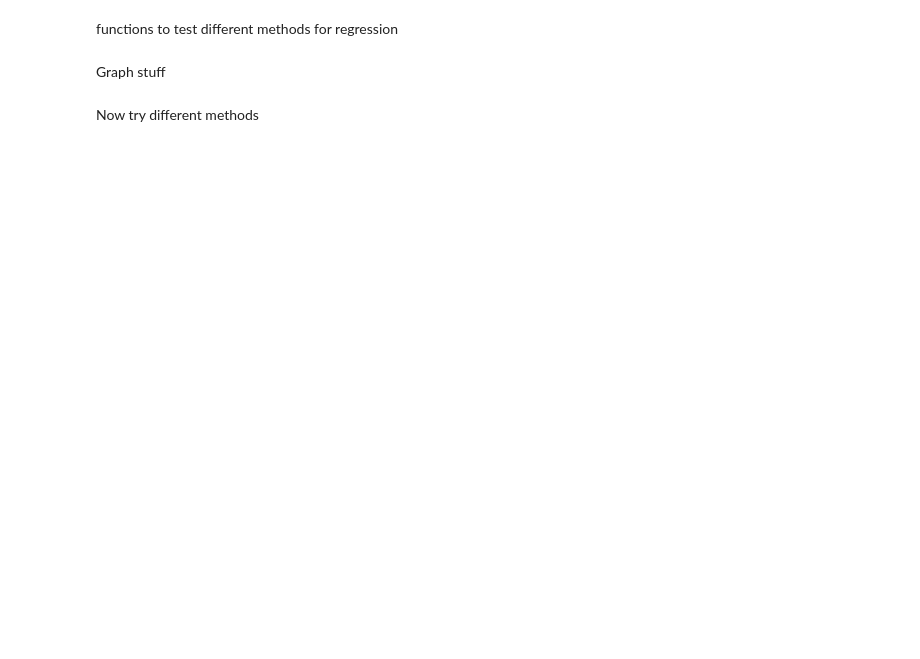
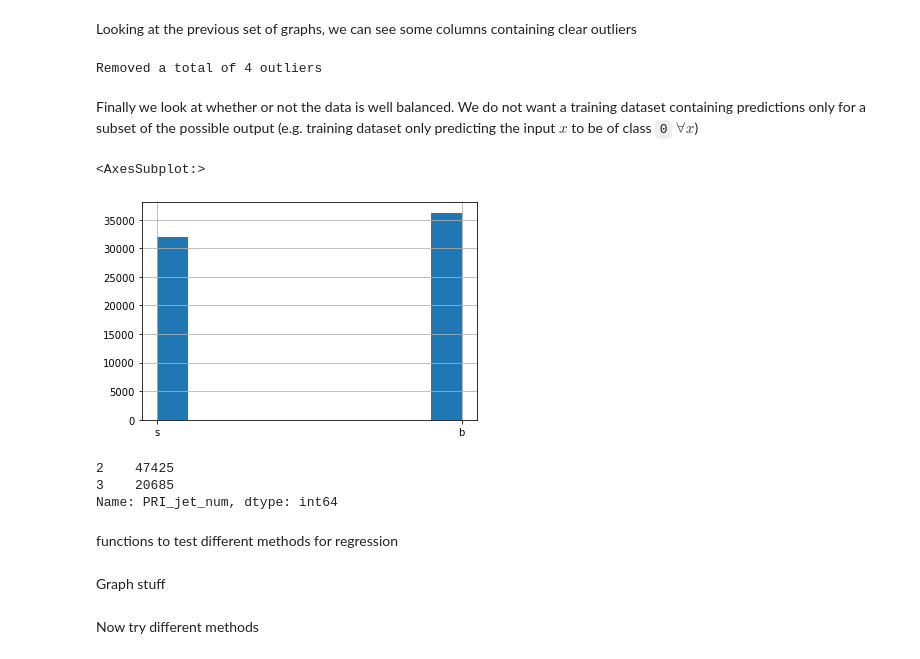
Before and after one commit to MRandl/machineLearning, a Jupyter notebook: run.ipynb, the cells around one changed output. Drawn from its saved outputs; the diff is of its cells as text; code cells hidden in the pictures; blank space fills up the shorter version.

```diff
--- a/run.ipynb
+++ b/run.ipynb
@@ -11,0 +96,25 @@ _, test_data, test_ids = load_csv_data("data/train.csv")
+# %% [markdown]
+Looking at the previous set of graphs, we can see some columns containing clear outliers
+# %%
+# Removing outliers
+old_size = df.shape[0]
+
+df = df[
+      (df['DER_mass_transverse_met_lep'] < 500)
+    & (df['DER_pt_h'] < 900)
+    & (df['DER_pt_tot'] < 400)
+    & (df['PRI_tau_pt'] < 500)
+    & (df['PRI_met'] < 800)
+    & (df['PRI_jet_leading_pt'] < 900)
+]
+
+print(f'Removed a total of {old_size - df.shape[0]} outliers')
+# %% [output]
+Removed a total of 4 outliers
+# %% [markdown]
+Finally we look at whether or not the data is well balanced. We do not want a training dataset containing predictions only for a subset of the possible output (e.g. training dataset only predicting the input $x$ to be of class `0` $\forall x$)
+# %%
+df.Prediction.hist()
+# %% [output]
+<AxesSubplot:>
+[figure, added]
@@ -11,0 +123,6 @@ _, test_data, test_ids = load_csv_data("data/train.csv")
+# %%
+df.PRI_jet_num.value_counts()
+# %% [output]
+2    47425
+3    20685
+Name: PRI_jet_num, dtype: int64
```
Also changed, not shown: parts of 19 cells of this notebook.
